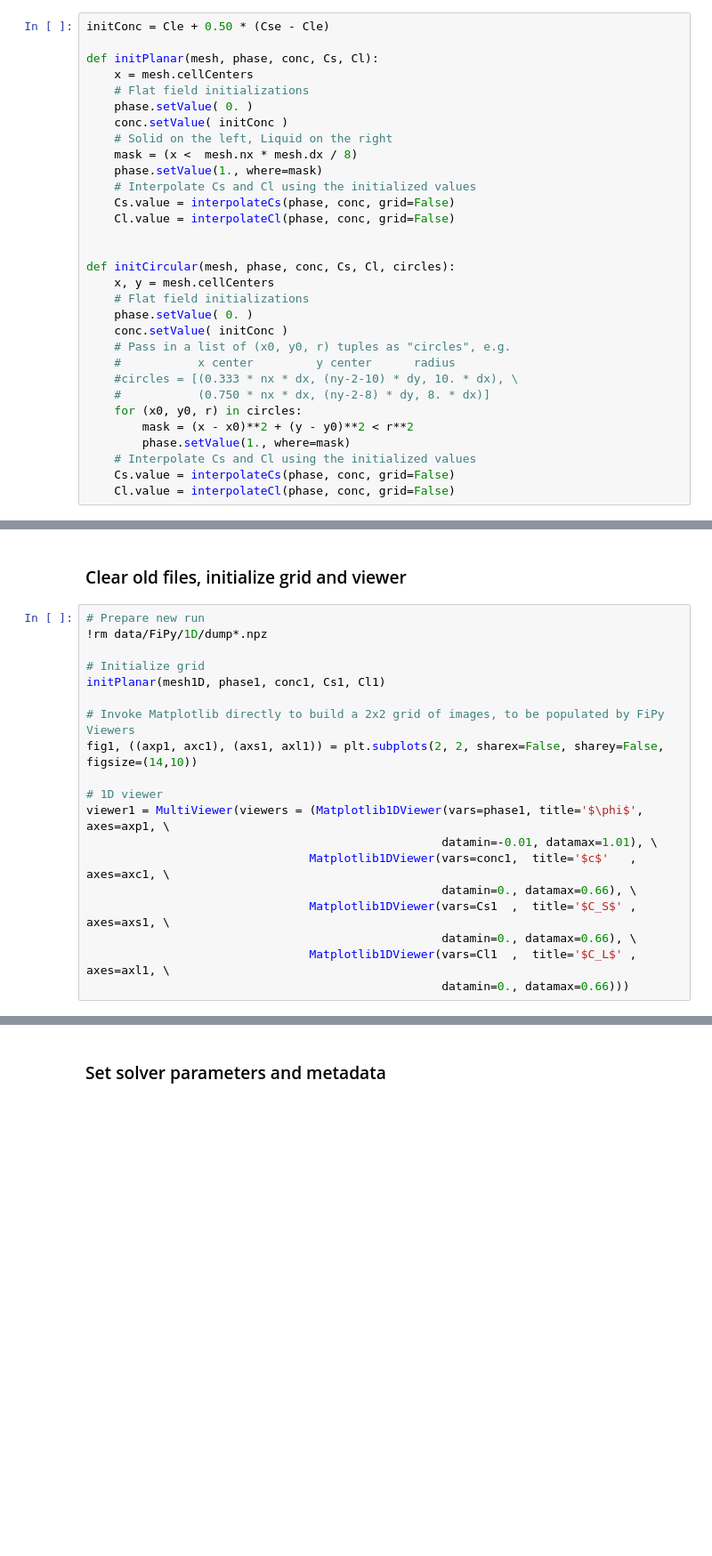
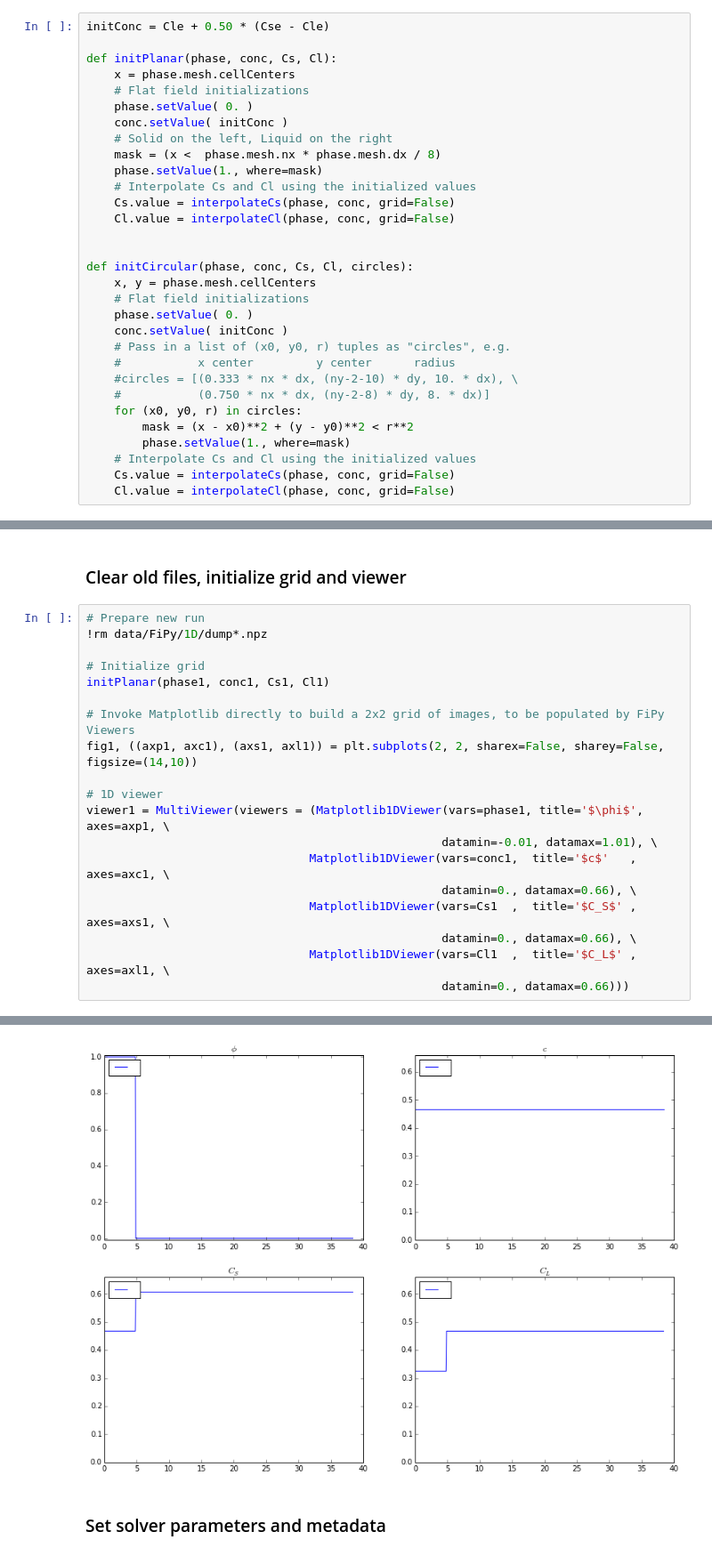
Before and after one commit to tkphd/KKS-binary-solidification, a Jupyter notebook: FiPy-KKS.ipynb, the cells around one changed output, grey strips where cells are left out. Shown at 89% size. Saved outputs shown, nothing was run; the diff lists cells and outputs as text; blank space fills up the shorter version.

```diff
--- a/FiPy-KKS.ipynb
+++ b/FiPy-KKS.ipynb
@@ -397,21 +403,21 @@ For convenience, we'll wrap the time-stepping code in a function.
 # %%
 initConc = Cle + 0.50 * (Cse - Cle)
 
-def initPlanar(mesh, phase, conc, Cs, Cl):
-    x = mesh.cellCenters
+def initPlanar(phase, conc, Cs, Cl):
+    x = phase.mesh.cellCenters
     # Flat field initializations
     phase.setValue( 0. )
     conc.setValue( initConc )
     # Solid on the left, Liquid on the right
-    mask = (x <  mesh.nx * mesh.dx / 8)
+    mask = (x <  phase.mesh.nx * phase.mesh.dx / 8)
     phase.setValue(1., where=mask)
     # Interpolate Cs and Cl using the initialized values
     Cs.value = interpolateCs(phase, conc, grid=False)
     Cl.value = interpolateCl(phase, conc, grid=False)
 
 
-def initCircular(mesh, phase, conc, Cs, Cl, circles):
-    x, y = mesh.cellCenters
+def initCircular(phase, conc, Cs, Cl, circles):
+    x, y = phase.mesh.cellCenters
     # Flat field initializations
     phase.setValue( 0. )
     conc.setValue( initConc )
@@ -515,7 +527,7 @@ concEq1 =  buildConcEquation(mesh1D, phase1, conc1, Cs1, Cl1)
 !rm data/FiPy/1D/dump*.npz
 
 # Initialize grid
-initPlanar(mesh1D, phase1, conc1, Cs1, Cl1)
+initPlanar(phase1, conc1, Cs1, Cl1)
 
 # Invoke Matplotlib directly to build a 2x2 grid of images, to be populated by FiPy Viewers
 fig1, ((axp1, axc1), (axs1, axl1)) = plt.subplots(2, 2, sharex=False, sharey=False, figsize=(14,10))
@@ -529,3 +541,4 @@ viewer1 = MultiViewer(viewers = (Matplotlib1DViewer(vars=phase1, title='$\phi$',
                                                    datamin=0., datamax=0.66), \
                                 Matplotlib1DViewer(vars=Cl1  ,  title='$C_L$' , axes=axl1, \
                                                    datamin=0., datamax=0.66)))
+# %% [output]
@@ -532,3 +546,4 @@ viewer1 = MultiViewer(viewers = (Matplotlib1DViewer(vars=phase1, title='$\phi$',
+[figure, added]
 # %% [markdown]
 ### Set solver parameters and metadata
 # %%
```
Also changed, not shown: parts of 21 cells of this notebook.
